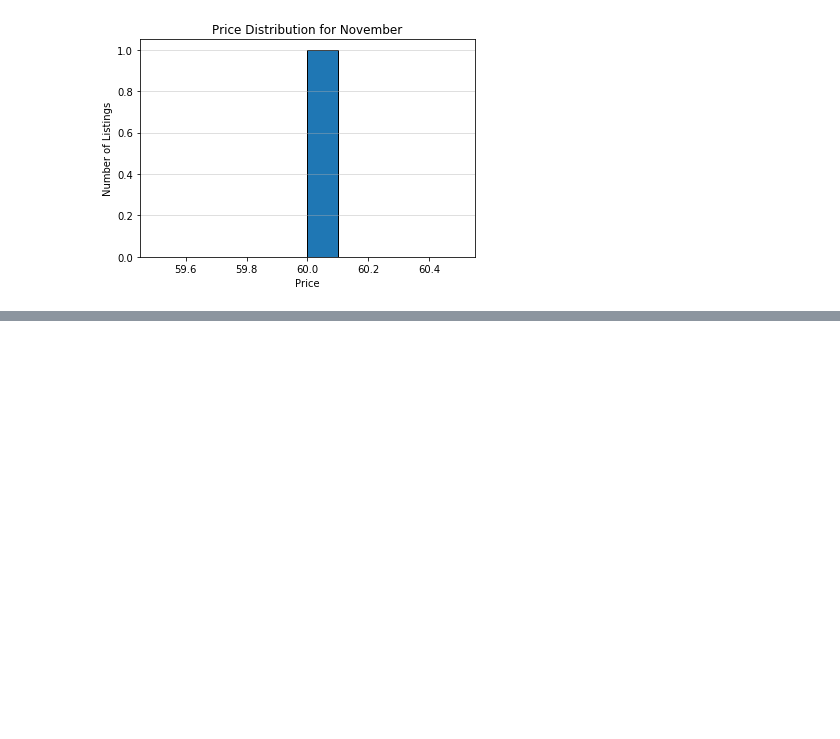
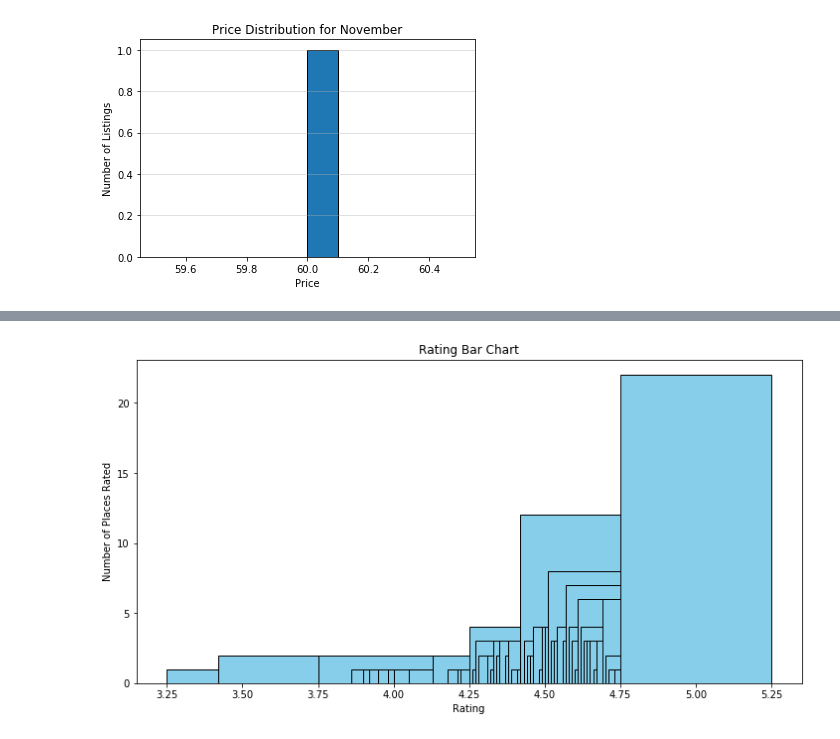
Before and after one commit to nvnehemias/airbnb-analytics-portfolio, a Jupyter notebook: airbnb-analytics-portfolio/notebooks/02_data_analysis.ipynb, the cells around one changed output, grey strips where cells are left out. Saved outputs shown, nothing was run; the diff lists cells and outputs as text; code cells hidden in the pictures; blank space fills up the shorter version.

```diff
--- a/airbnb-analytics-portfolio/notebooks/02_data_analysis.ipynb
+++ b/airbnb-analytics-portfolio/notebooks/02_data_analysis.ipynb
@@ -175,2 +177,2 @@ create_histo(list_dfs,'Price(in dollar)')
 # %%
-df_3.head()
+df_2_clean = df_2.drop(df_2.columns[0], axis= 1 )
@@ -183,0 +179,4 @@ df_3.head()
+# %%
+ratings_grouped = df_2_clean.groupby("Rating")[["Desert name"]].count().reset_index()
+# %%
+group_rating_sorted = ratings_grouped.sort_values(by = 'Rating', ascending = True)
@@ -183,0 +192,9 @@ df_3.head()
+# %%
+plt.figure(figsize = (12,6))
+plt.bar(group_rating_sorted['Rating'],group_rating_sorted['Desert name'],width=0.5,color='skyblue',edgecolor = 'black')
+plt.title("Rating Bar Chart")
+plt.xlabel("Rating")
+plt.ylabel("Number of Places Rated")
+plt.show()
+# %% [output]
+[figure, added]
```
Also changed, not shown: parts of 4 cells of this notebook, 1 other file.
